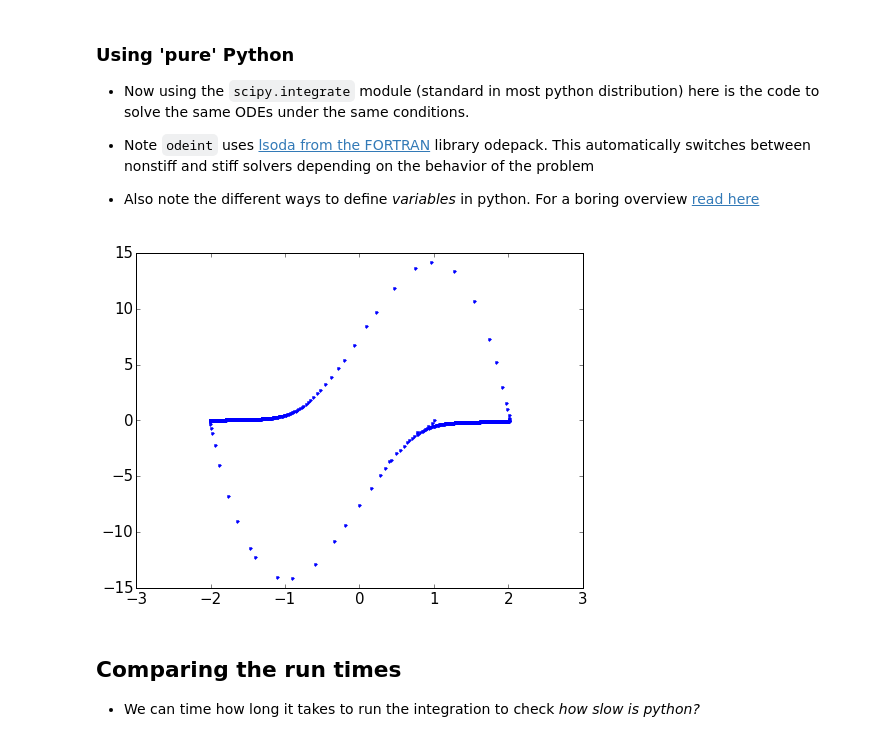
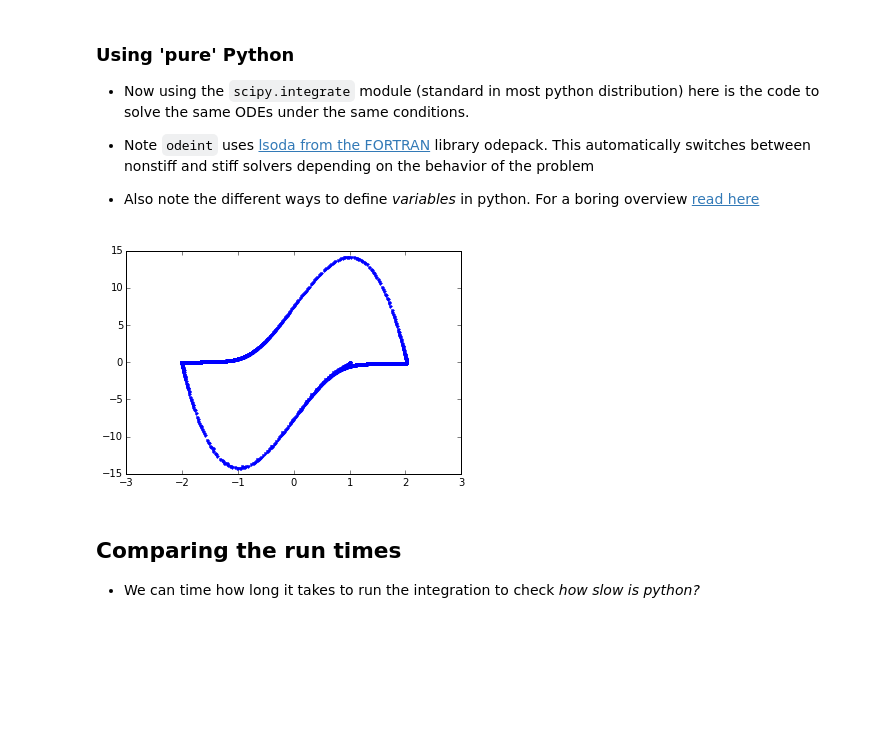
Before and after one commit to GregoryAshton/PPC_talk, a Jupyter notebook: Solving_ODEs_in_Python.ipynb, the cells around one changed output. Cells and saved outputs as stored; diff of their text form; code cells hidden in the pictures; blank space fills up the shorter version.

```diff
--- a/Solving_ODEs_in_Python.ipynb
+++ b/Solving_ODEs_in_Python.ipynb
@@ -121,30 +126,31 @@ plt.show()
 # %%
 import scipy.integrate as integrate
 
 def vanderpol_eqn(y, t, mu=10):
     dxdt = y[1]
     dydt = -y[0] - mu*y[1]*(y[0]*y[0] - 1)
     return [dxdt, dydt]
 
 mu = 10
 def vanderpol_jac(y, t):
     j00 = 0
     j01 = 1
     j10 = -2*y[0]*y[1]*mu - 1
     j11 = mu*(1 - y[0]**2)
     return [[j00, j01], [j10, j11]]
 
-time = np.linspace(0, 200, 1000)
+time = np.linspace(0, 200, 10000)
 
 results = integrate.odeint(vanderpol_eqn,
                            y0=[1.0, 0.0],
                            t=time,
-                           Dfun=vanderpol_jac)
+                           args=(mu,)
+                           )
 
 plt.plot(results[:, 0], results[:, 1], ".")
 plt.show()
 # %% [output]
-[figure, old version]
+[figure, new version]
 # %%
 integrate.odeint?
 # %% [markdown]
```
Also changed, not shown: parts of 9 cells of this notebook.
